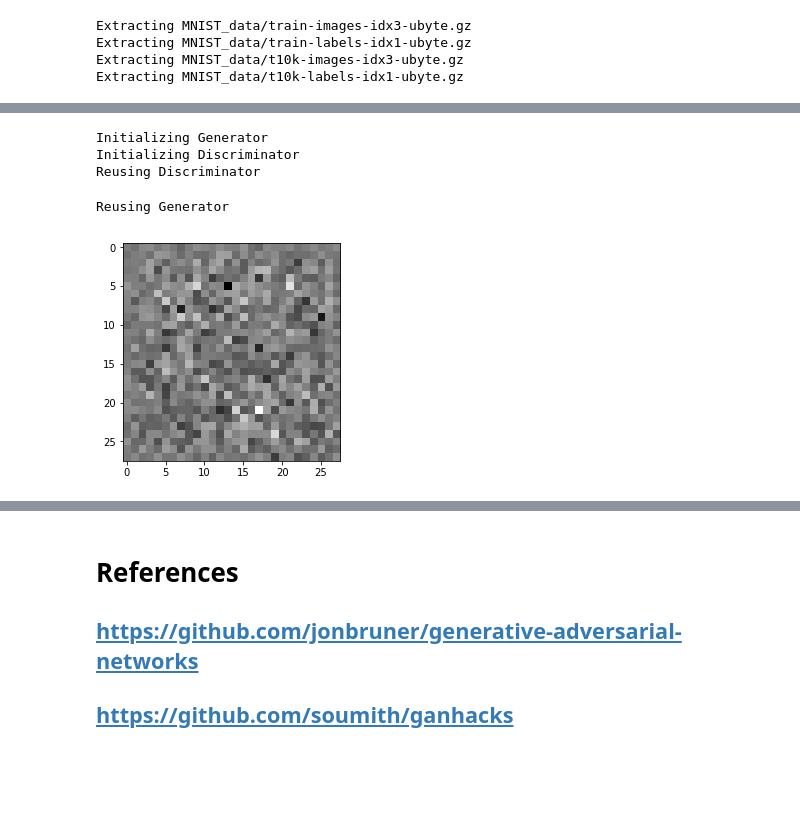
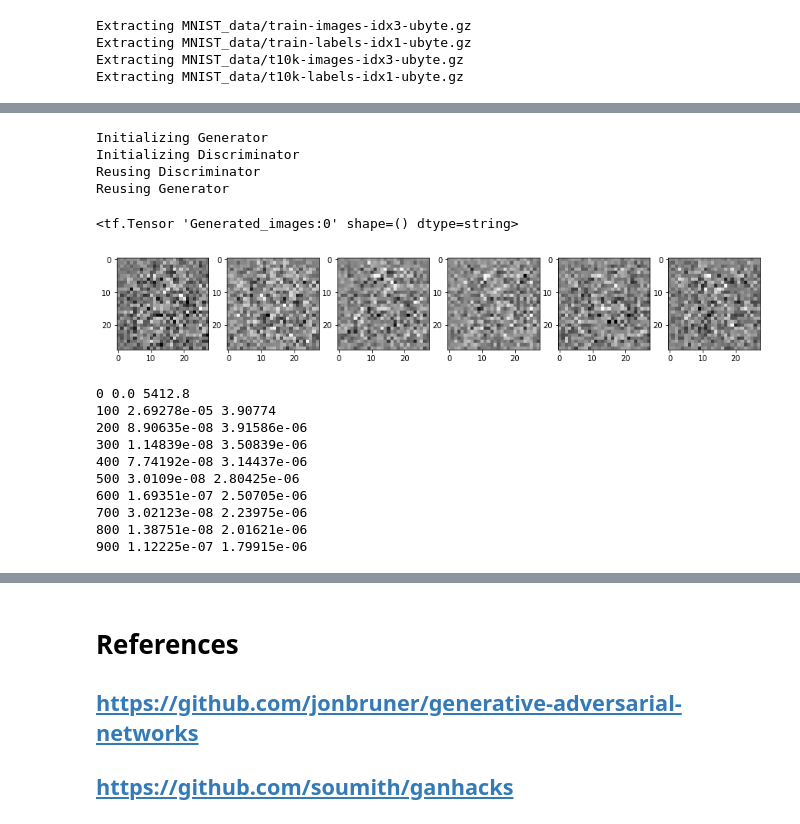
Before and after one commit to PooneetThaper/GAN-Implementation, a Jupyter notebook: DCGAN_MNIST.ipynb, the cells around one changed output, grey strips where cells are left out. Cells and saved outputs as stored; diff of their text form; code cells hidden in the pictures; blank space fills up the shorter version.

```diff
--- a/DCGAN_MNIST.ipynb
+++ b/DCGAN_MNIST.ipynb
@@ -236,22 +234,23 @@ tf.reset_default_graph()
 
 # Creating placeholders for input to graph
 z_placeholder = tf.placeholder(tf.float32, [batch_size, 128], name = 'z_placeholder')
-images_placeholder = tf.placeholder(tf.float32, [batch_size, 28, 28, 1], name = 'images_placeholder')
-tf.summary.image('Input_images', images_placeholder, 6)
+images_placeholder = tf.placeholder(tf.float32, [batch_size, 784], name = 'images_placeholder')
+images_reshaped = tf.reshape(images_placeholder, [-1, 28, 28, 1])
+tf.summary.image('Input_images', images_reshaped, 6)
 
 # Initializing Generator and Discriminators
 Generator = generator(z_placeholder)
-Discriminator_real = discriminator(images_placeholder)
+Discriminator_real = discriminator(images_reshaped)
 Discriminator_fake = discriminator(Generator, reuse_variables=True)
 
 # Defining loss functions for networks
-with tf.name_scope('Cross Entropy'):
+with tf.name_scope('Cross_Entropy'):
     D_loss_real = tf.reduce_mean(tf.nn.sigmoid_cross_entropy_with_logits(logits=Discriminator_real,
-                                                                         labels=tf.ones_like(Discriminator_real)))
+                                                                         labels=tf.zeros_like(Discriminator_real)))
     D_loss_fake = tf.reduce_mean(tf.nn.sigmoid_cross_entropy_with_logits(logits=Discriminator_fake,
-                                                                         labels=tf.zeros_like(Discriminator_fake)))
+                                                                         labels=tf.ones_like(Discriminator_fake)))
     G_loss = tf.reduce_mean(tf.nn.sigmoid_cross_entropy_with_logits(logits=Discriminator_fake,
-                                                                    labels=tf.ones_like(Discriminator_fake)))
+                                                                    labels=tf.zeros_like(Discriminator_fake)))
     tf.summary.scalar('D_loss_real', D_loss_real)
     tf.summary.scalar('D_loss_fake', D_loss_fake)
     tf.summary.scalar('G_loss', G_loss)
@@ -265,44 +264,61 @@ G_vars = [var for var in tvars if 'generator_' in var.name]
 with tf.name_scope('Train'):
     D_train_real = tf.train.AdamOptimizer(learning_rate).minimize(D_loss_real, var_list=D_vars)
     D_train_fake = tf.train.AdamOptimizer(learning_rate).minimize(D_loss_fake, var_list=D_vars)
-    G_train_real = tf.train.AdamOptimizer(learning_rate).minimize(G_loss, var_list=G_vars
+    G_train = tf.train.AdamOptimizer(learning_rate).minimize(G_loss, var_list=G_vars)
 
 # Defining graph for generating a sample image
 z_sample = tf.placeholder(dtype = tf.float32, shape = [6, 128], name='z_sample')
-sample_image = generator(z_sample, True)
+sample_images = generator(z_sample, True)
 tf.summary.image('Generated_images', sample_images, 6)
 # %% [output]
 Initializing Generator
 Initializing Discriminator
 Reusing Discriminator
+Reusing Generator
+<tf.Tensor 'Generated_images:0' shape=() dtype=string>
 # %%
+# Define Tensorflow session and intialize variables
+sess = tf.Session()
+sess.run(tf.global_variables_initializer())
+
 # Summary merging and writing
 saver = tf.train.Saver()
 summ = tf.summary.merge_all()
 writer = tf.summary.FileWriter(logdir + datetime.datetime.now().strftime("%Y%m%d-%H%M%S") + "/")
 writer.add_graph(sess.graph)
 saver = tf.train.Saver()
 
-# Define Tensorflow session and intialize variables
-sess = tf.Session()
-sess.run(tf.global_variables_initializer())
-
 # Generate a sample image before training
-image = sess.run(sample_image, feed_dict={z_sample: np.random.normal(-1,1,[6,128])})
-plt.imshow(image[0].squeeze(), cmap='gray_r') # Squeeze the output of the generator down to two dimensions
+image = sess.run(sample_images, feed_dict={z_sample: np.random.normal(-1,1,[6,128])})
+fig, ax = plt.subplots(1, 6, figsize = (15, 24))
+for i, a in enumerate(ax):
+    a.imshow(image[i].squeeze(), cmap='gray_r') # Squeeze the output of the generator down to two dimensions
 plt.show()
 # %% [output]
-Reusing Generator
-[figure, old version]
+[figure, new version]
 # %%
 # Pretraining for discriminator
-for i in range(num_discrimator_iter):
+for i in range(num_discriminator_iter):
     image_batch = mnist.train.next_batch(batch_size)
     z_input = np.random.normal(-1, 1, [batch_size, 128])
 
     sess.run([D_train_real, D_train_fake], feed_dict={images_placeholder: image_batch[0],
                                                       z_placeholder: z_input})
     if i % 100 == 0:
-        real_loss, fake_loss = sess.run([D_loss_real, D_train_fake], feed_dict={x: image_batch[0],
-                                                                                z_placeholder: z_input})
+        image_batch_val = mnist.train.next_batch(batch_size)
+        z_val = np.random.normal(-1, 1, [batch_size, 128])
+
+        real_loss, fake_loss = sess.run([D_loss_real, D_loss_fake], feed_dict={images_placeholder: image_batch_val[0],
+                                                                                z_placeholder: z_val})
         print(i, real_loss, fake_loss)
+# %% [output]
+0 0.0 5412.8
+100 2.69278e-05 3.90774
+200 8.90635e-08 3.91586e-06
+300 1.14839e-08 3.50839e-06
+400 7.74192e-08 3.14437e-06
+500 3.0109e-08 2.80425e-06
+600 1.69351e-07 2.50705e-06
+700 3.02123e-08 2.23975e-06
+800 1.38751e-08 2.01621e-06
+900 1.12225e-07 1.79915e-06
```
Also changed, not shown: parts of 3 cells of this notebook, 1 other file.
